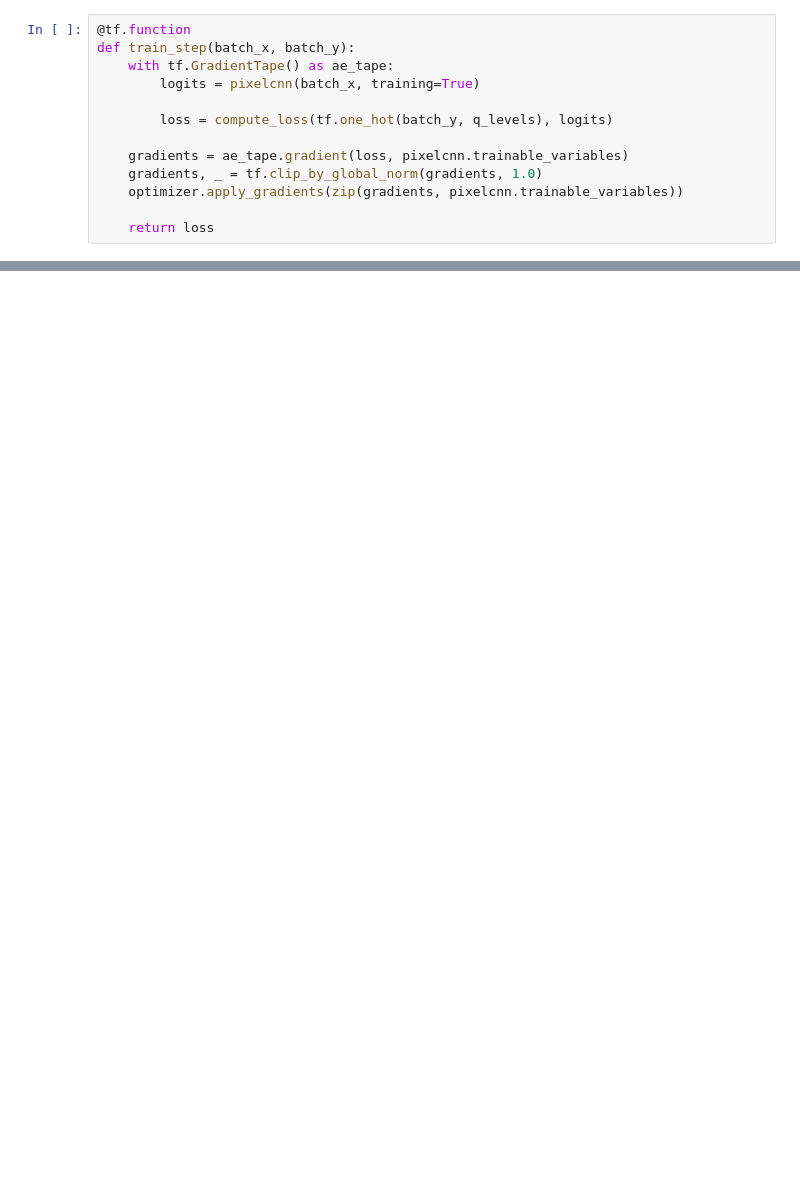
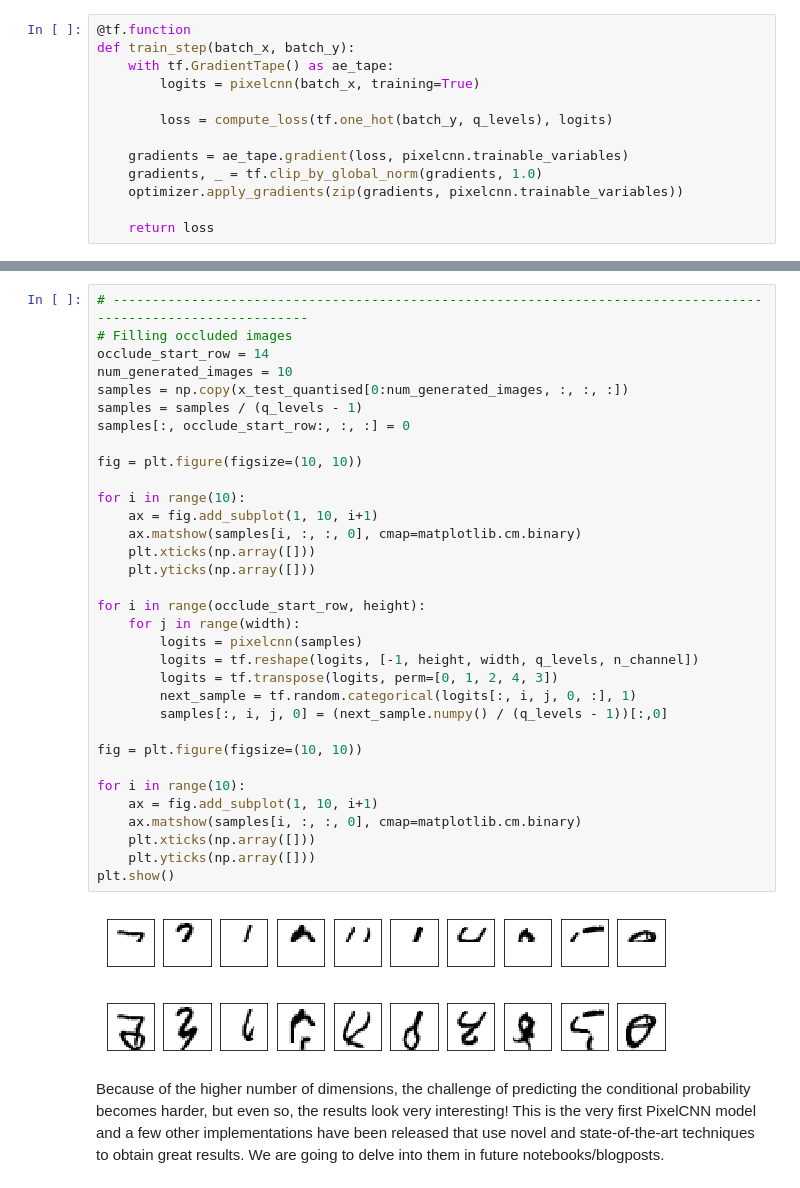
Before and after one commit to Mind-the-Pineapple/Autoregressive-models, a Jupyter notebook: 1 - Autoregressive Models - PixelCNN/pixelCNN.ipynb, the cells around one changed output, grey strips where cells are left out. Saved outputs shown, nothing was run; the diff lists cells and outputs as text; blank space fills up the shorter version.

```diff
--- a/1 - Autoregressive Models - PixelCNN/pixelCNN.ipynb
+++ b/1 - Autoregressive Models - PixelCNN/pixelCNN.ipynb
@@ -527,0 +461,38 @@ plt.show()
+# %%
+# --------------------------------------------------------------------------------------------------------------
+# Filling occluded images
+occlude_start_row = 14
+num_generated_images = 10
+samples = np.copy(x_test_quantised[0:num_generated_images, :, :, :])
+samples = samples / (q_levels - 1)
+samples[:, occlude_start_row:, :, :] = 0
+
+fig = plt.figure(figsize=(10, 10))
+
+for i in range(10):
+    ax = fig.add_subplot(1, 10, i+1)
+    ax.matshow(samples[i, :, :, 0], cmap=matplotlib.cm.binary)
+    plt.xticks(np.array([]))
+    plt.yticks(np.array([]))
+
+for i in range(occlude_start_row, height):
+    for j in range(width):
+        logits = pixelcnn(samples)
+        logits = tf.reshape(logits, [-1, height, width, q_levels, n_channel])
+        logits = tf.transpose(logits, perm=[0, 1, 2, 4, 3])
+        next_sample = tf.random.categorical(logits[:, i, j, 0, :], 1)
+        samples[:, i, j, 0] = (next_sample.numpy() / (q_levels - 1))[:,0]
+
+fig = plt.figure(figsize=(10, 10))
+
+for i in range(10):
+    ax = fig.add_subplot(1, 10, i+1)
+    ax.matshow(samples[i, :, :, 0], cmap=matplotlib.cm.binary)
+    plt.xticks(np.array([]))
+    plt.yticks(np.array([]))
+plt.show()
+# %% [output]
+[figure, added]
+[figure, added]
+# %% [markdown]
+Because of the higher number of dimensions, the challenge of predicting the conditional probability becomes harder, but even so, the results look very interesting! This is the very first PixelCNN model and a few other implementations have been released that use novel and state-of-the-art techniques to obtain great results. We are going to delve into them in future notebooks/blogposts.
```
Also changed, not shown: parts of 29 cells of this notebook.
